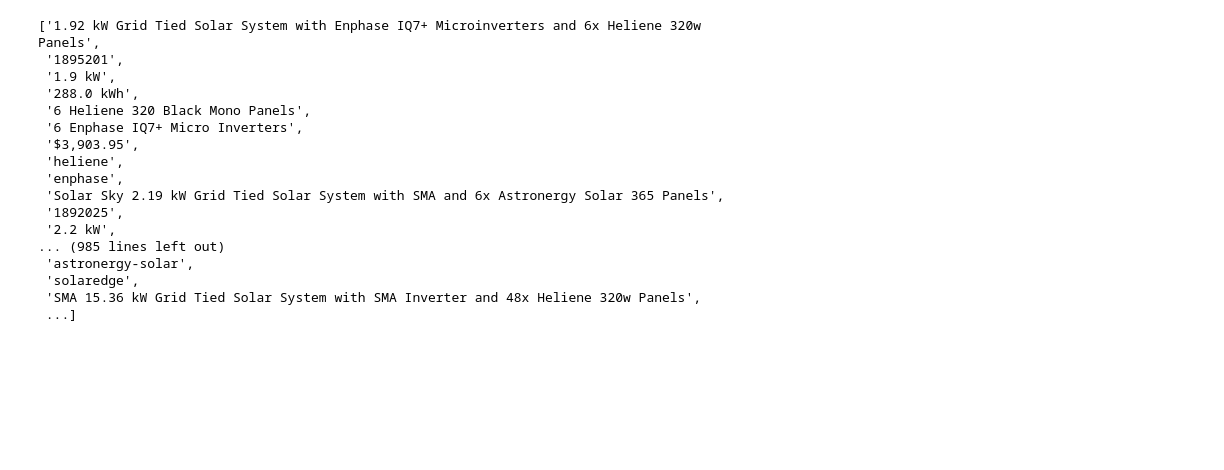
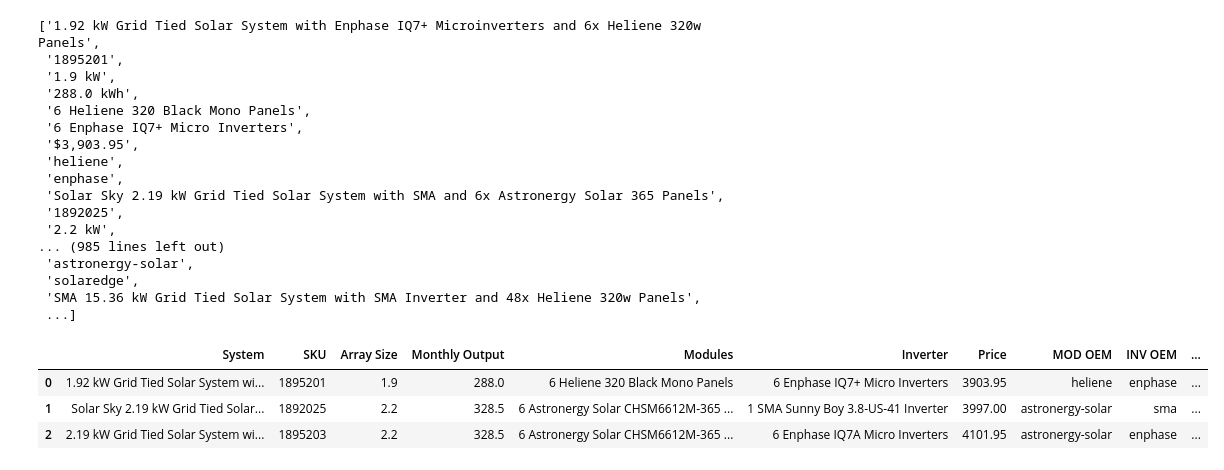
Before and after one commit to tahentx/pv_hardware, a Jupyter notebook: module_price_prediction.ipynb, the cells around one changed output. Cells and saved outputs as stored; diff of their text form; code cells hidden in the pictures; blank space fills up the shorter version.

```diff
--- a/module_price_prediction.ipynb
+++ b/module_price_prediction.ipynb
@@ -44,6 +44,13 @@ n = 9
 packages = [hardware_components[i * n:(i + 1) * n] for i in range((len(hardware_components) + n - 1) // n )]
 columns = ['System','SKU','Array Size','Monthly Output','Modules','Inverter','Price','MOD OEM',' INV OEM']
 df = pd.DataFrame(packages,columns=columns)
+# %%
+df.head(3)
+# %% [output]
+|  | System | SKU | Array Size | Monthly Output | Modules | Inverter | Price | MOD OEM | INV OEM | ... |
+| 0 | 1.92 kW Grid Tied Solar System wi... | 1895201 | 1.9 | 288.0 | 6 Heliene 320 Black Mono Panels | 6 Enphase IQ7+ Micro Inverters | 3903.95 | heliene | enphase | ... |
+| 1 | Solar Sky 2.19 kW Grid Tied Solar... | 1892025 | 2.2 | 328.5 | 6 Astronergy Solar CHSM6612M-365 ... | 1 SMA Sunny Boy 3.8-US-41 Inverter | 3997.00 | astronergy-solar | sma | ... |
+| 2 | 2.19 kW Grid Tied Solar System wi... | 1895203 | 2.2 | 328.5 | 6 Astronergy Solar CHSM6612M-365 ... | 6 Enphase IQ7A Micro Inverters | 4101.95 | astronergy-solar | enphase | ... |
 # %%
 df['Array Size'] = df['Array Size'].str.split().str.get(0).astype(float)
 # %%
```
Also changed, not shown: parts of 7 cells of this notebook.
